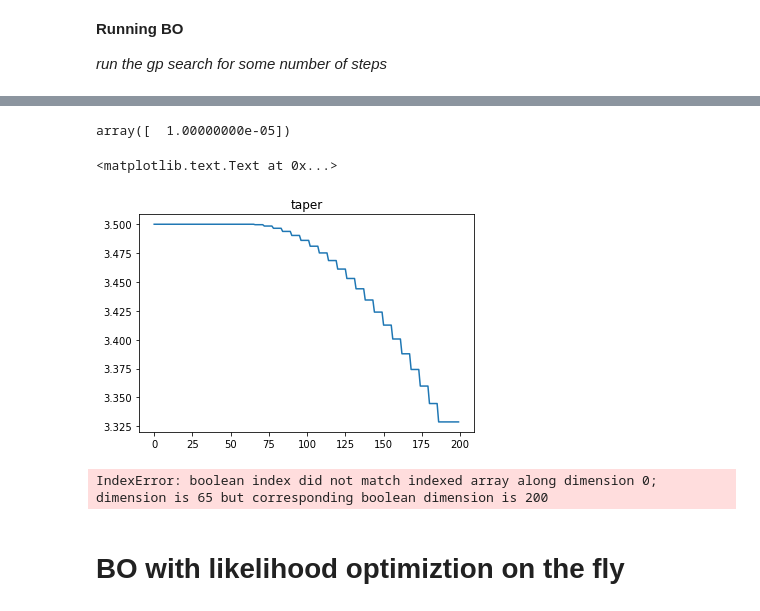
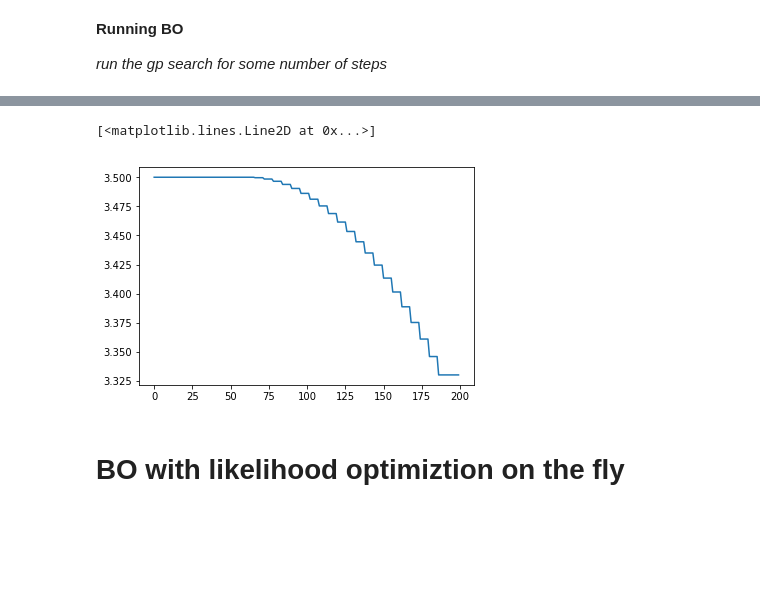
Before and after one commit to hhwer/some_work, a Jupyter notebook: GP/GP/Undulator_Tapering-master/undulator_tapering-Copy1.ipynb, the cells around one changed output, grey strips where cells are left out. Drawn from its saved outputs; the diff is of its cells as text; code cells hidden in the pictures; blank space fills up the shorter version.

```diff
--- a/GP/GP/Undulator_Tapering-master/undulator_tapering-Copy1.ipynb
+++ b/GP/GP/Undulator_Tapering-master/undulator_tapering-Copy1.ipynb
@@ -293,8 +488,4 @@ use minimize add by huang
 KeyboardInterrupt:
-# %%
-opt.lengthscales
-# %% [output]
-array([  1.00000000e-05])
 # %%
 def convert_long(l,N=200):
     #result=[3.5]*66
@@ -328,17 +519,54 @@ def taper_get(param_K):
     undu_K=np.concatenate((unduK_1,unduK_2))
     unduK = np.array(convert_long(undu_K))
     return unduK
-plt.plot(taper_get(opt.best_seen()[0]))
-plt.title('taper')
+
+def taper_get2(param_K, best_K=None):
+    '''
+    Input:
+    unduK is an array to represent taper profile (recommend to be a shape of (200,)
+
+    Output:
+    z is the position array along the undulator
+    power_z is the output power along undulator
+    '''
+
+    starting_step_short = 11
+    z_steps_short = 32
+    const_K = 3.5
+    n_z = 2
+    unduK_1=const_K*np.ones(int(starting_step_short))
+
+
+    '''modified by huang'''
+    param_K = param_K.flatten()
+
+    if best_K is None:
+
+        '''modified by huang'''
+        unduK_2=const_K+param_K*np.arange(1,1+z_steps_short-starting_step_short)**n_z
+
+        #unduK_2=const_K+param_K*np.arange(z_steps_short-starting_step_short)**n_z
+        undu_K=np.concatenate((unduK_1,unduK_2))
+        unduK = np.array(convert_long(undu_K))
+
+    else:
+        '''modified by huang: fine tune parameter in the best quad case'''
+        unduK_2=const_K+best_K*np.arange(1,1+z_steps_short-starting_step_short)**n_z
+        assert unduK_2.shape == param_K.shape
+        unduK_2 += param_K
+        undu_K=np.concatenate((unduK_1,unduK_2))
+        unduK = np.array(convert_long(undu_K))
+    return unduK
+
+tap = taper_get(np.array([-0.00038487]))
+#plt.title('taper')
-# %% [output]
-<matplotlib.text.Text at 0x...>
-[figure, removed]
+# %%
+plt.plot(tap)
+# %% [output]
+[<matplotlib.lines.Line2D at 0x...>]
+[figure, added]
 # %%
 a=taper_get(opt.best_seen()[0])
-# %%
-a[:65][a==3.5]
-# %% [output]
-IndexError: boolean index did not match indexed array along dimension 0; dimension is 65 but corresponding boolean dimension is 200
 # %%
 # self=opt
 # from modules.parallelstuff import *
```
Also changed, not shown: parts of 18 cells of this notebook, 6 other files.
